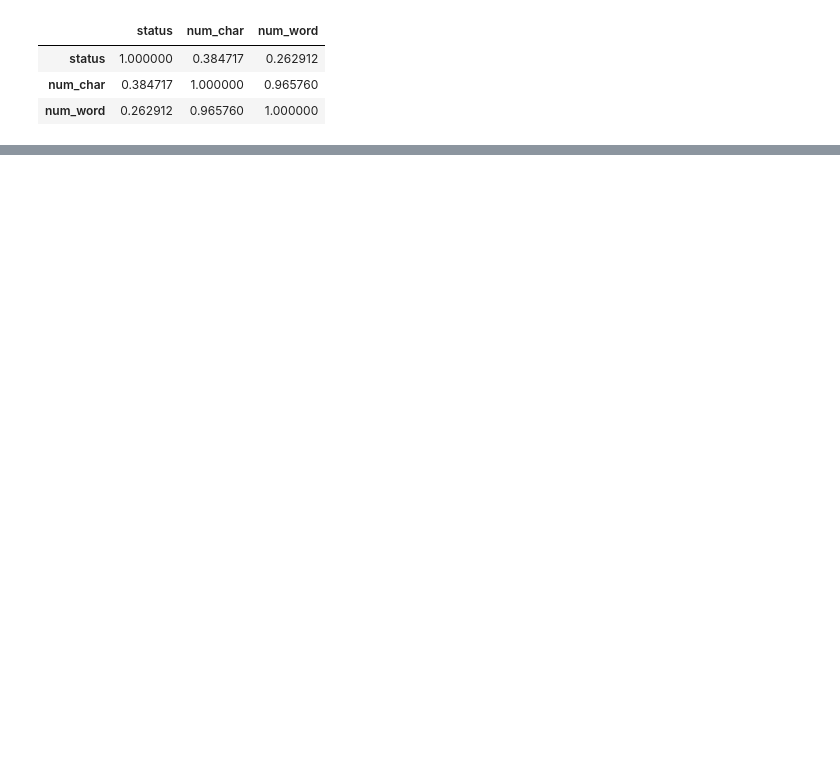
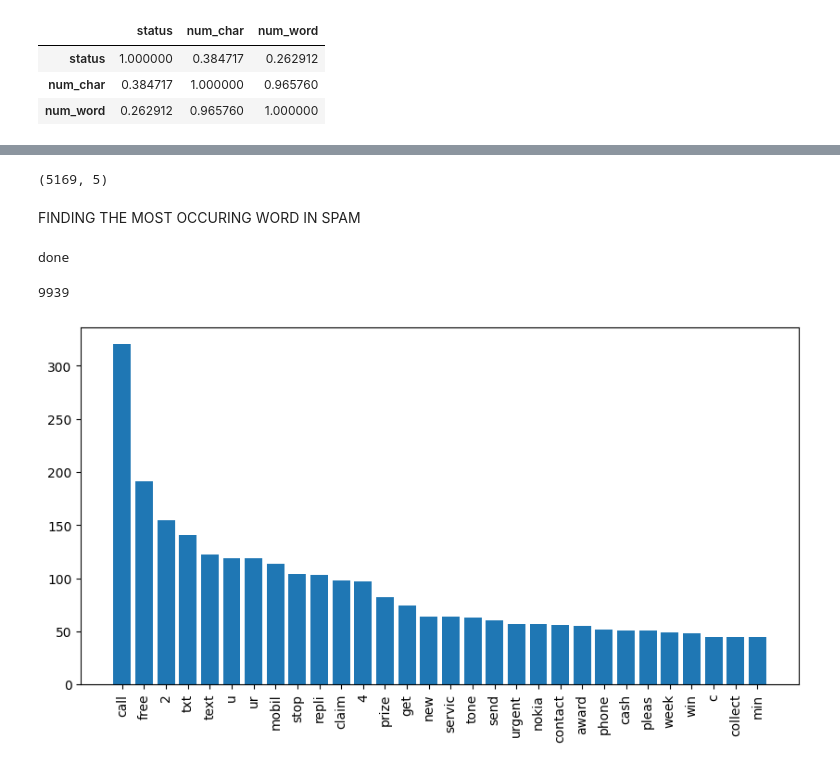
Before and after one commit to someeranmahata/SPAM-sms-Detection, a Jupyter notebook: EDA.ipynb, the cells around one changed output, grey strips where cells are left out. Cells and saved outputs as stored; diff of their text form; code cells hidden in the pictures; blank space fills up the shorter version.

Commit message:
EDA done and found the model with best precision score

```diff
--- a/EDA.ipynb
+++ b/EDA.ipynb
@@ -196,0 +293,31 @@ dt.corr()
+# %%
+df.shape
+# %% [output]
+(5169, 5)
+# %% [markdown]
+FINDING THE MOST OCCURING WORD IN SPAM
+# %%
+data = df[df['status'] == 1]['text'].tolist()
+print("done")
+# %% [output]
+done
+# %%
+spam = []
+for sent in data:
+  for word in sent.split():
+    spam.append(word)
+
+print(len(spam))
+# %% [output]
+9939
+# %%
+
+from collections import Counter
+data = Counter(spam).most_common(30)
+data = pd.DataFrame(data, columns=['word', 'count'])
+plt.figure(figsize=(10, 5))
+plt.bar(data['word'], data['count'])
+plt.xticks(rotation=90)
+plt.show()
+# %% [output]
+[figure, added]
```
Also changed, not shown: parts of 41 cells of this notebook.
